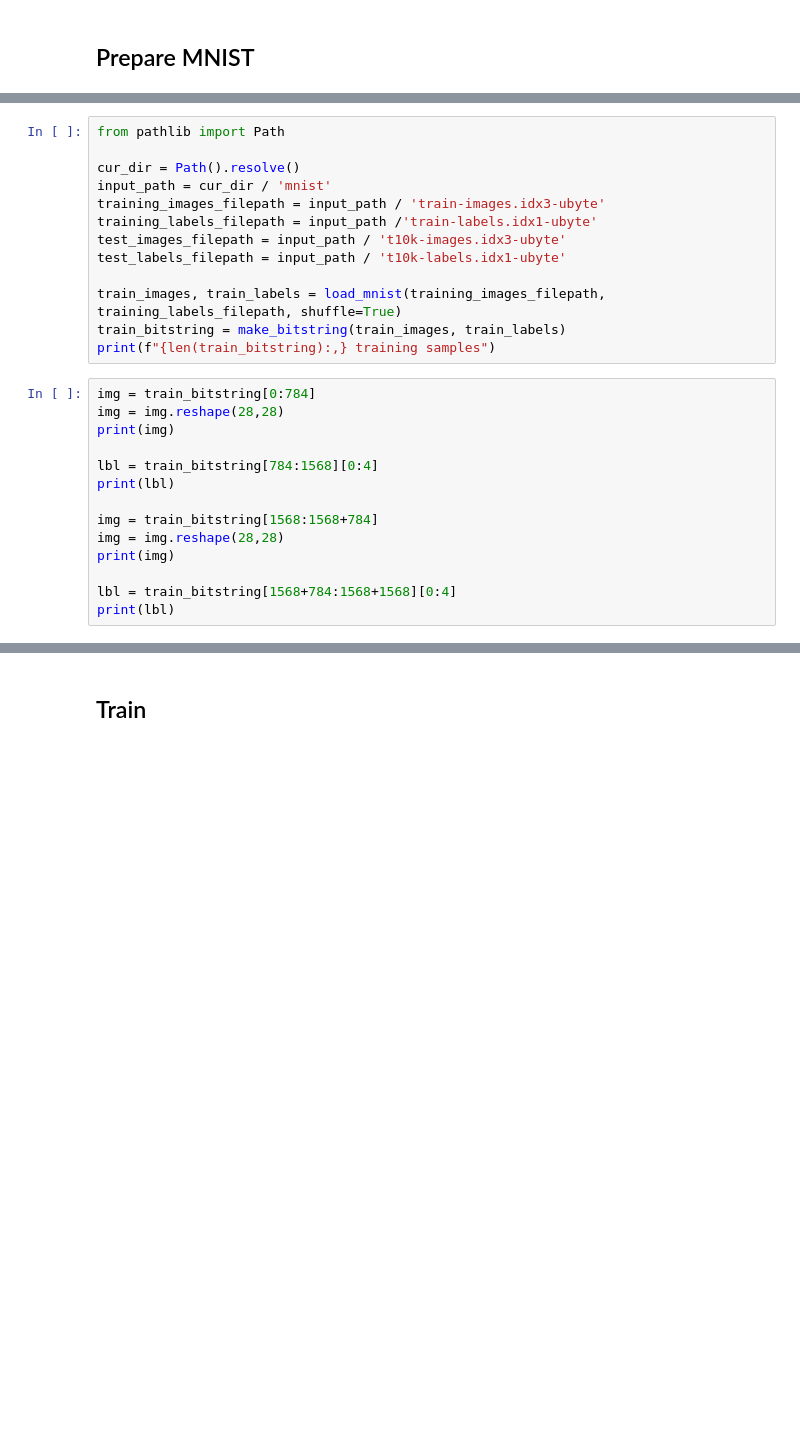
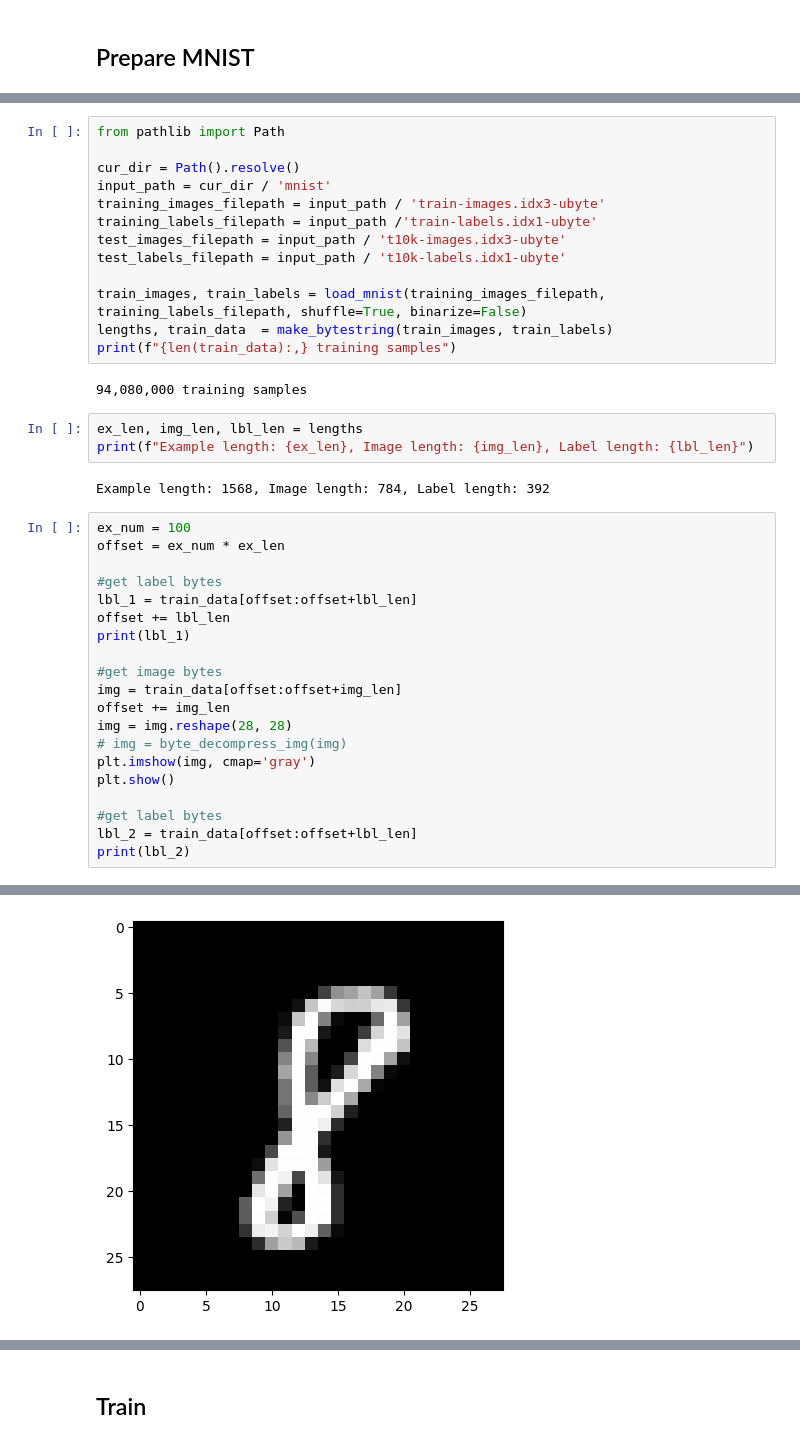
Before and after one commit to ethan-w-roland/AUNN, a Jupyter notebook: MNIST_experiment.ipynb, the cells around one changed output, grey strips where cells are left out. Saved outputs shown, nothing was run; the diff lists cells and outputs as text; blank space fills up the shorter version.

```diff
--- a/MNIST_experiment.ipynb
+++ b/MNIST_experiment.ipynb
@@ -257,20 +348,34 @@ training_labels_filepath = input_path /'train-labels.idx1-ubyte'
 test_images_filepath = input_path / 't10k-images.idx3-ubyte'
 test_labels_filepath = input_path / 't10k-labels.idx1-ubyte'
 
-train_images, train_labels = load_mnist(training_images_filepath, training_labels_filepath, shuffle=True)
-train_bitstring = make_bitstring(train_images, train_labels)
-print(f"{len(train_bitstring):,} training samples")
+train_images, train_labels = load_mnist(training_images_filepath, training_labels_filepath, shuffle=True, binarize=False)
+lengths, train_data  = make_bytestring(train_images, train_labels)
+print(f"{len(train_data):,} training samples")
+# %% [output]
+94,080,000 training samples
-# %%
-img = train_bitstring[0:784]
-img = img.reshape(28,28)
-print(img)
-
-lbl = train_bitstring[784:1568][0:4]
-print(lbl)
-
-img = train_bitstring[1568:1568+784]
-img = img.reshape(28,28)
-print(img)
-
-lbl = train_bitstring[1568+784:1568+1568][0:4]
-print(lbl)
+# %%
+ex_len, img_len, lbl_len = lengths
+print(f"Example length: {ex_len}, Image length: {img_len}, Label length: {lbl_len}")
+# %% [output]
+Example length: 1568, Image length: 784, Label length: 392
+# %%
+ex_num = 100
+offset = ex_num * ex_len
+
+#get label bytes
+lbl_1 = train_data[offset:offset+lbl_len]
+offset += lbl_len
+print(lbl_1)
+
+#get image bytes
+img = train_data[offset:offset+img_len]
+offset += img_len
+img = img.reshape(28, 28)
+# img = byte_decompress_img(img)
+plt.imshow(img, cmap='gray')
+plt.show()
+
+#get label bytes
+lbl_2 = train_data[offset:offset+lbl_len]
+print(lbl_2)
+# %% [output]
@@ -276,0 +393 @@ print(lbl)
+[figure, added]
```
Also changed, not shown: parts of 20 cells of this notebook, 5 other files.
